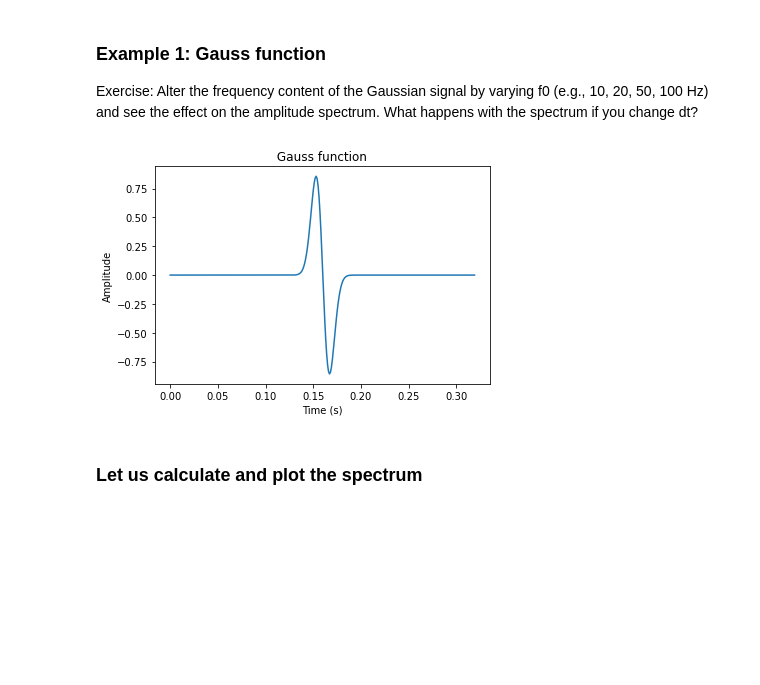
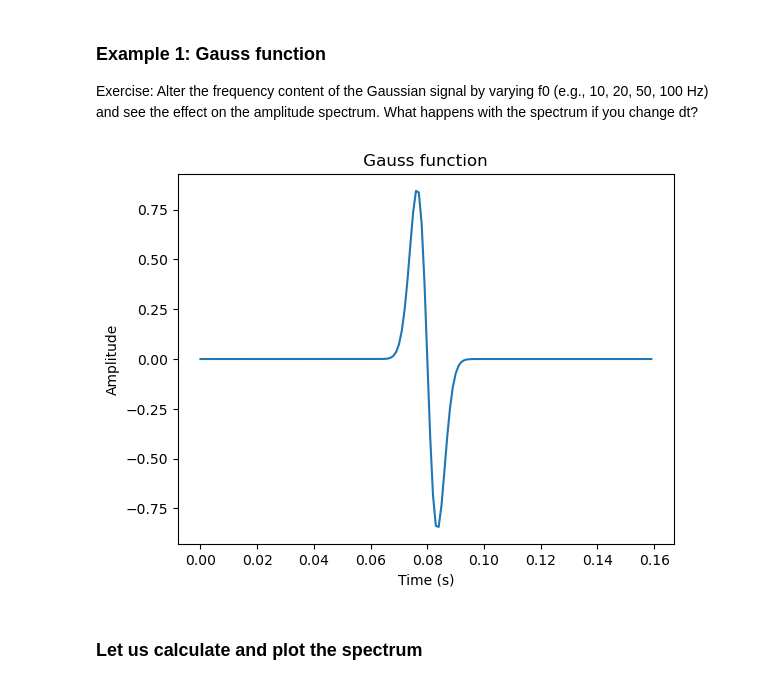
Before and after one commit to heinerigel/GeophysicalDataAnalysis, a Jupyter notebook: Part-1/Notebooks/03_FastFourierTransform.ipynb, the cells around one changed output. Saved outputs shown, nothing was run; the diff lists cells and outputs as text; code cells hidden in the pictures; blank space fills up the shorter version.

```diff
--- a/Part-1/Notebooks/03_FastFourierTransform.ipynb
+++ b/Part-1/Notebooks/03_FastFourierTransform.ipynb
@@ -16,24 +16,24 @@ Exercise: Alter the frequency content of the Gaussian signal by varying f0 (e.g.
 # %%
 # Let us generate a Gauss function in time (actually the first derivative of it)
 nt = 10000   # number of samples
 dt = 0.001      # the sampling interval in s
-f0   = 25.     # dominant frequency of the source (Hz)
+f0   = 50.     # dominant frequency of the source (Hz)
 t0   = 4. / f0 # source time shift from origin
 
 # Initialize the function
 f  = np.zeros(nt + 1)
 t = np.linspace(0 * dt, nt * dt, nt)
 # 1st derivative of a Gaussian
 f  = -8. * (t - t0) * f0  * (np.exp(-1.0 * (4*f0)**2 * (t - t0) ** 2))
 
 # Let us plot it
-plt.plot(t[:np.int(2*t0/dt)],f[:np.int(2*t0/dt)])
+plt.plot(t[:int(2*t0/dt)],f[:int(2*t0/dt)])
 plt.xlabel('Time (s)')
 plt.ylabel('Amplitude')
 plt.title(' Gauss function ')
 plt.show()
 # %% [output]
-[figure, old version]
+[figure, new version]
 # %% [markdown]
 ### Let us calculate and plot the spectrum
 # %%
```
Also changed, not shown: parts of 2 cells of this notebook, 3 other files.
